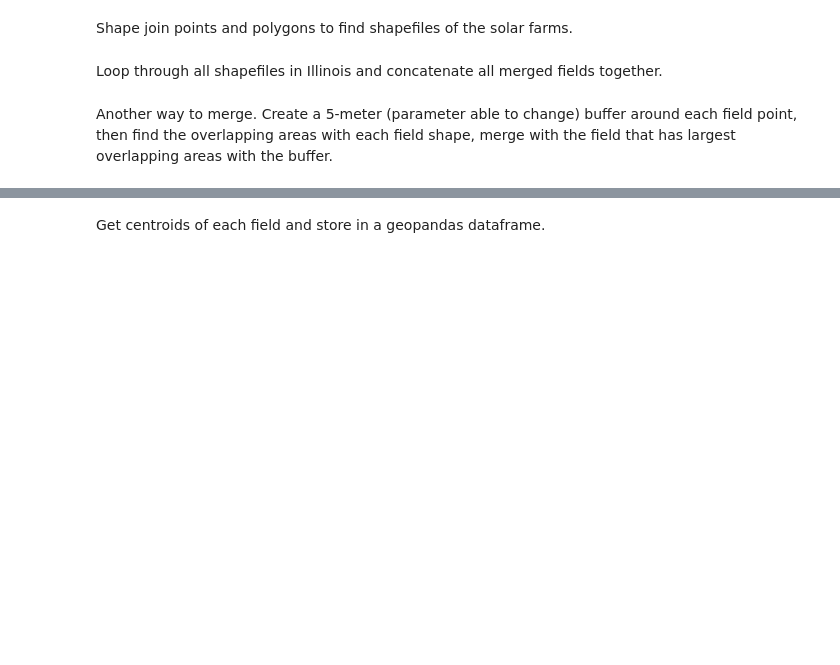
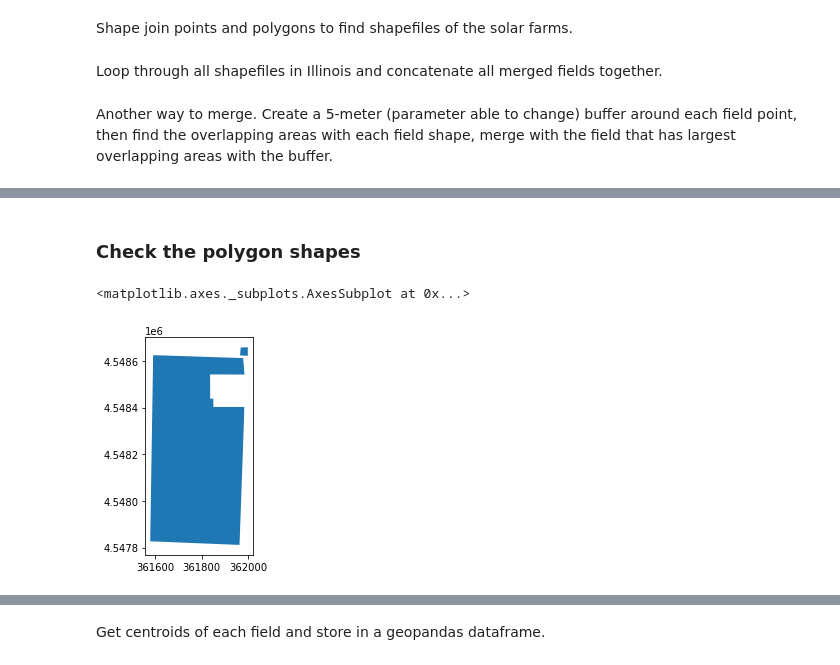
Before and after one commit to sara-johns/solar-farms, a Jupyter notebook: Merge Points with Field Shapefile.ipynb, the cells around one changed output, grey strips where cells are left out. Cells and saved outputs as stored; diff of their text form; code cells hidden in the pictures; blank space fills up the shorter version.

```diff
--- a/Merge Points with Field Shapefile.ipynb
+++ b/Merge Points with Field Shapefile.ipynb
@@ -131,0 +349,7 @@ output.to_csv('merged_fields_by_area.csv')
+# %% [markdown]
+### Check the polygon shapes
+# %%
+poly.iloc[[c,d]].plot()
+# %% [output]
+<matplotlib.axes._subplots.AxesSubplot at 0x...>
+[figure, added]
```
Also changed, not shown: parts of 44 cells of this notebook.
